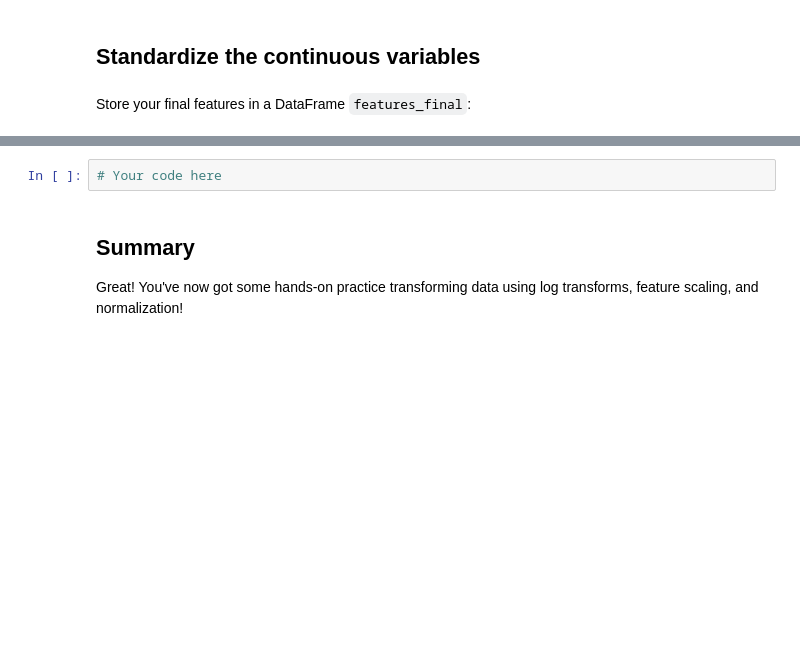
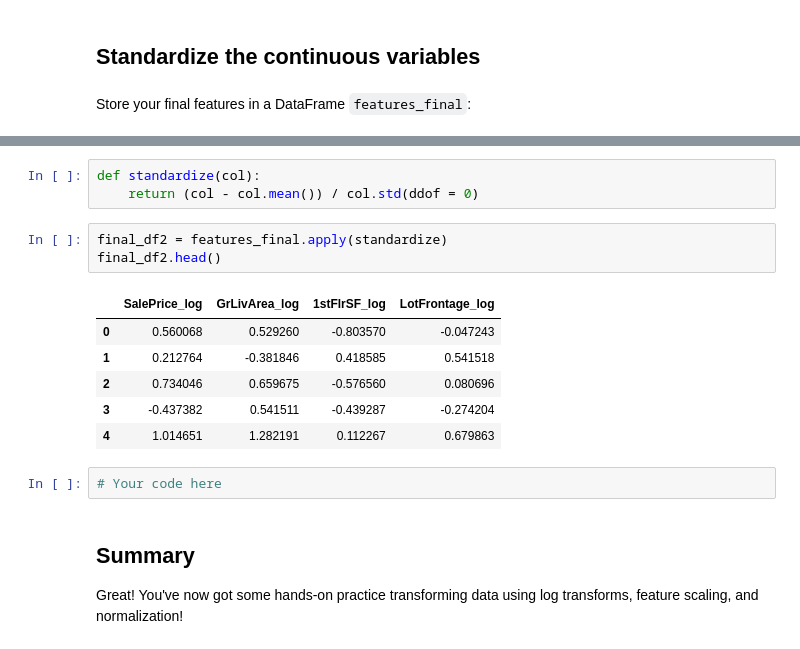
Before and after one commit to Marissa841/dsc-feature-scaling-and-normalization-lab, a Jupyter notebook: index.ipynb, the cells around one changed output, grey strips where cells are left out. Saved outputs shown, nothing was run; the diff lists cells and outputs as text; blank space fills up the shorter version.

```diff
--- a/index.ipynb
+++ b/index.ipynb
@@ -104,3 +166,16 @@ Store your final features in a DataFrame `features_final`:
+# %%
+def standardize(col):
+    return (col - col.mean()) / col.std(ddof = 0)
+# %%
+final_df2 = features_final.apply(standardize)
+final_df2.head()
+# %% [output]
+|  | SalePrice_log | GrLivArea_log | 1stFlrSF_log | LotFrontage_log |
+| 0 | 0.560068 | 0.529260 | -0.803570 | -0.047243 |
+| 1 | 0.212764 | -0.381846 | 0.418585 | 0.541518 |
+| 2 | 0.734046 | 0.659675 | -0.576560 | 0.080696 |
+| 3 | -0.437382 | 0.541511 | -0.439287 | -0.274204 |
+| 4 | 1.014651 | 1.282191 | 0.112267 | 0.679863 |
 # %%
 # Your code here
 # %% [markdown]
```
Also changed, not shown: parts of 10 cells of this notebook.
